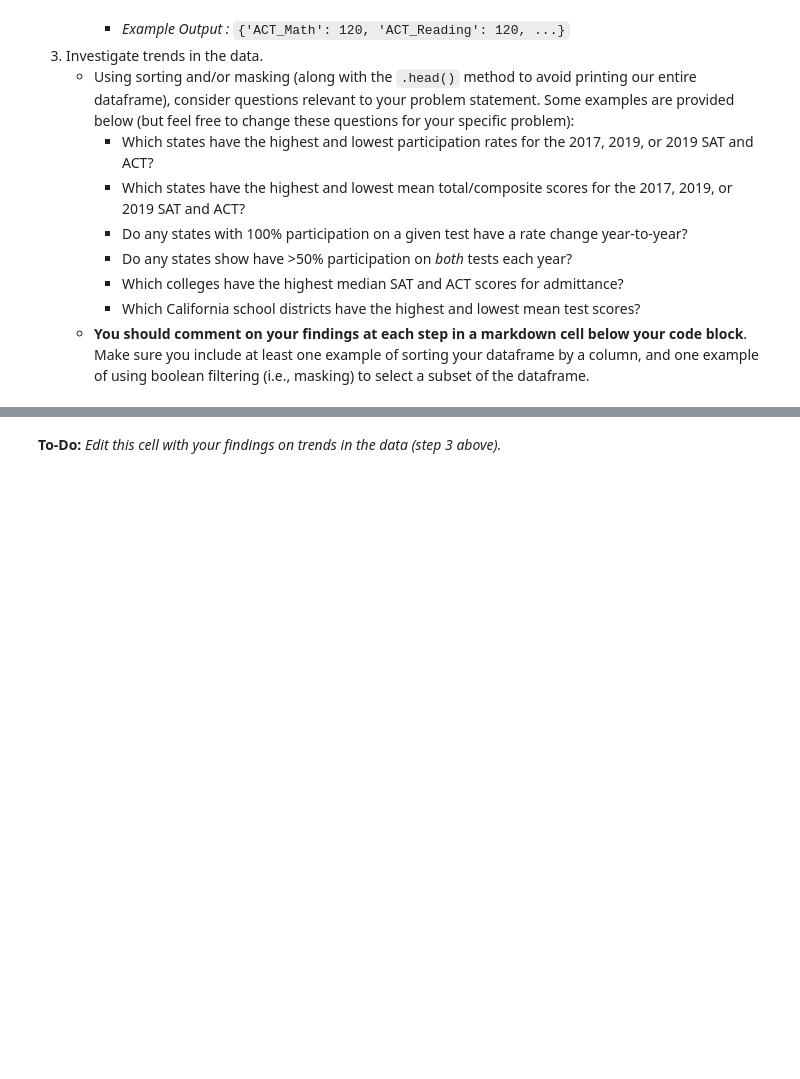
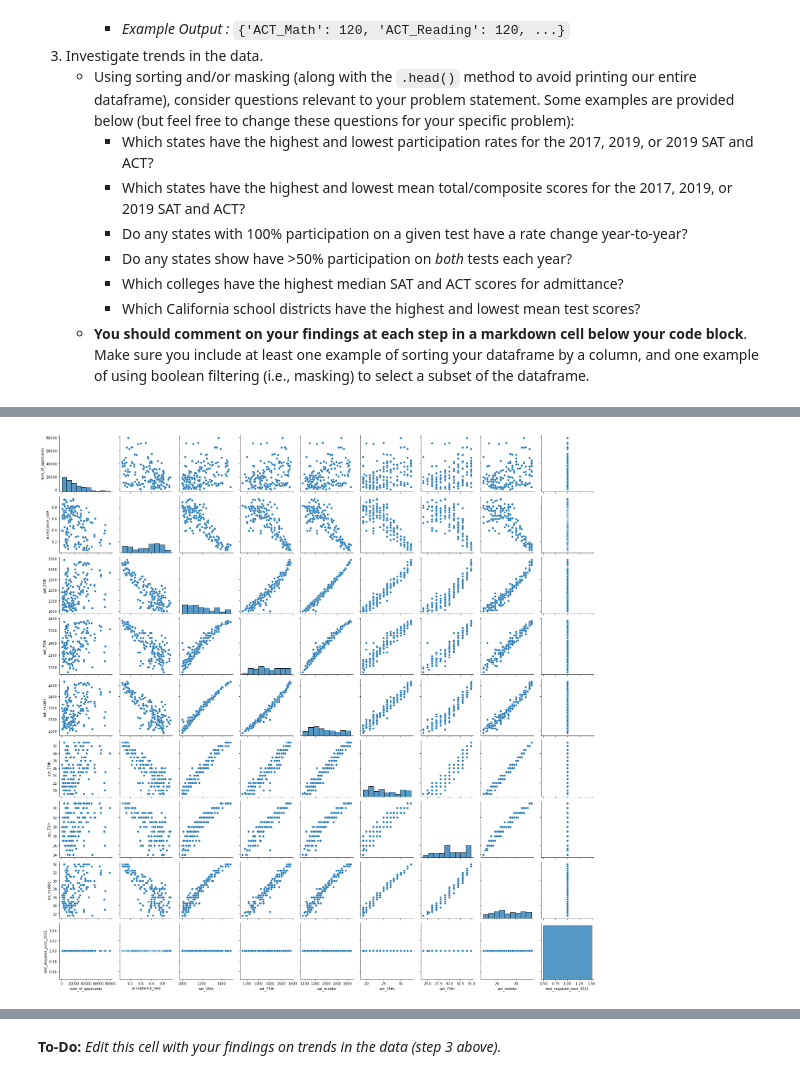
Before and after one commit to matthew-edelmann/Standardized-Test-Analysis, a Jupyter notebook: code/starter-code.ipynb, the cells around one changed output, grey strips where cells are left out. Saved outputs shown, nothing was run; the diff lists cells and outputs as text; code cells hidden in the pictures; blank space fills up the shorter version.

```diff
--- a/code/starter-code.ipynb
+++ b/code/starter-code.ipynb
@@ -833,0 +892,4 @@ sns.pairplot(sat_act);
+# %%
+sns.pairplot(sat_test);
+# %% [output]
+[figure, added]
```
Also changed, not shown: parts of 30 cells of this notebook.
